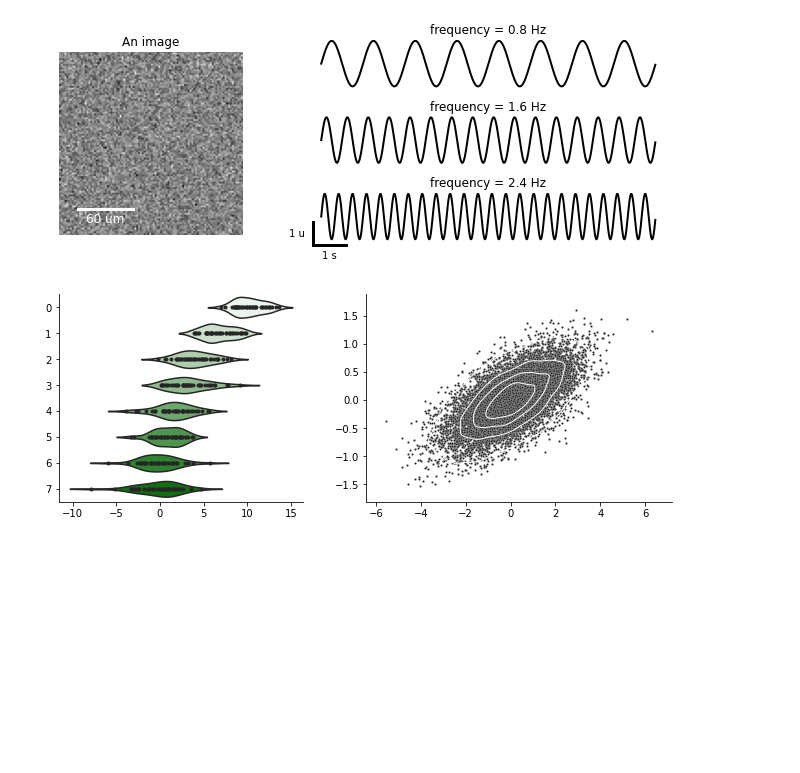
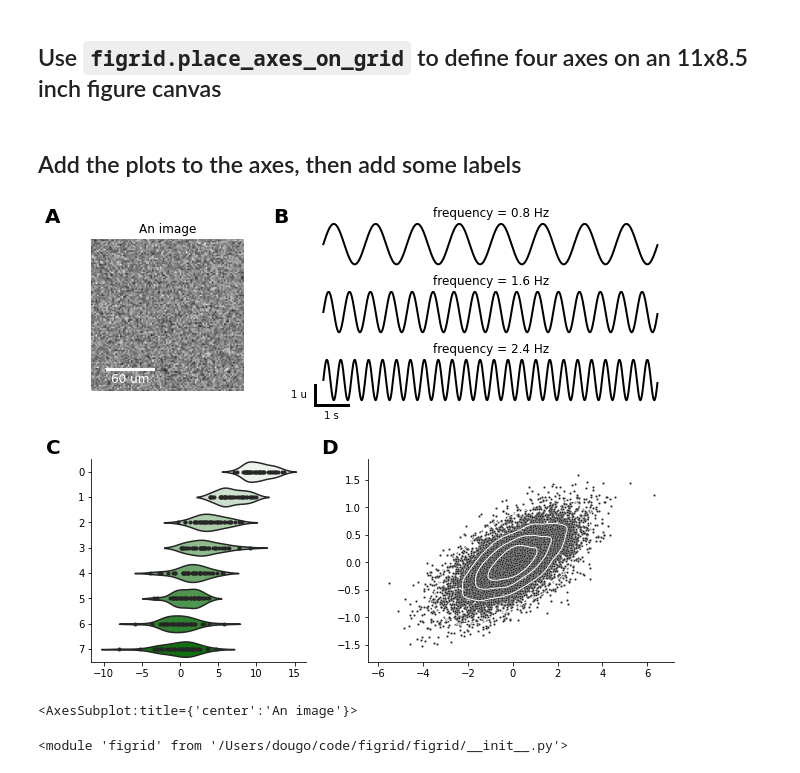
Before and after one commit to dougollerenshaw/figrid, a Jupyter notebook: examples/sample_notebook.ipynb, the cells around one changed output. Saved outputs shown, nothing was run; the diff lists cells and outputs as text; code cells hidden in the pictures; blank space fills up the shorter version.

Commit message:
updating the example, adding wrapper function for adding labels

```diff
--- a/examples/sample_notebook.ipynb
+++ b/examples/sample_notebook.ipynb
@@ -6,19 +12,42 @@ from example_figures import *
+# %% [markdown]
+## Use `figrid.place_axes_on_grid` to define four axes on an 11x8.5 inch figure canvas
 # %%
 def make_fig_ax():
     fig = plt.figure(figsize=(11,8.5))
     ax = {
-        'panel_A': ff.place_axes_on_grid(fig, xspan=[0, 0.3], yspan=[0, 0.45]),
-        'panel_B': ff.place_axes_on_grid(fig, xspan=[0.4, 1], yspan=[0, 0.45], dim=[3, 1], hspace=0.4),
-        'panel_C': ff.place_axes_on_grid(fig, xspan=[0, 0.4], yspan=[0.55, 1]),
-        'panel_D': ff.place_axes_on_grid(fig, xspan=[0.5, 1], yspan=[0.55, 1])
+        'panel_A': fg.place_axes_on_grid(fig, xspan=[0.05, 0.3], yspan=[0.05, 0.45]),
+        'panel_B': fg.place_axes_on_grid(fig, xspan=[0.4, 1], yspan=[0.05, 0.45], dim=[3, 1], hspace=0.4),
+        'panel_C': fg.place_axes_on_grid(fig, xspan=[0.05, 0.4], yspan=[0.57, 1]),
+        'panel_D': fg.place_axes_on_grid(fig, xspan=[0.5, 1], yspan=[0.57, 1])
     }
 
     return fig, ax
-# %%
-fig, ax = make_fig_ax()
-heatmap(ax['panel_A'])
-sinusoids(ax['panel_B'])
-violins(ax['panel_C'])
-scatterplot(ax['panel_D'])
-# %% [output]
-[figure, removed]
+# %% [markdown]
+## Add the plots to the axes, then add some labels
+# %%
+fig, ax = make_fig_ax()
+
+example_figures.heatmap(ax['panel_A'])
+example_figures.sinusoids(ax['panel_B'])
+example_figures.violins(ax['panel_C'])
+example_figures.scatterplot(ax['panel_D'])
+
+# add labels
+labels = [
+    {'label_text':'A', 'xpos':0,    'ypos':0.05, 'fontsize':20, 'weight': 'bold', 'ha': 'right', 'va': 'bottom'},
+    {'label_text':'B', 'xpos':0.37, 'ypos':0.05, 'fontsize':20, 'weight': 'bold', 'ha': 'right', 'va': 'bottom'},
+    {'label_text':'C', 'xpos':0,    'ypos':0.55, 'fontsize':20, 'weight': 'bold', 'ha': 'right', 'va': 'bottom'},
+    {'label_text':'D', 'xpos':0.45, 'ypos':0.55, 'fontsize':20, 'weight': 'bold', 'ha': 'right', 'va': 'bottom'},
+]
+fg.add_labels(fig, labels)
+# %% [output]
+[figure, added]
+# %%
+ax['panel_A']
+# %% [output]
+<AxesSubplot:title={'center':'An image'}>
+# %%
+from importlib import reload
+reload(fg)
+# %% [output]
+<module 'figrid' from '/Users/dougo/code/figrid/figrid/__init__.py'>
```
Also changed, not shown: parts of 4 cells of this notebook, 6 other files.
